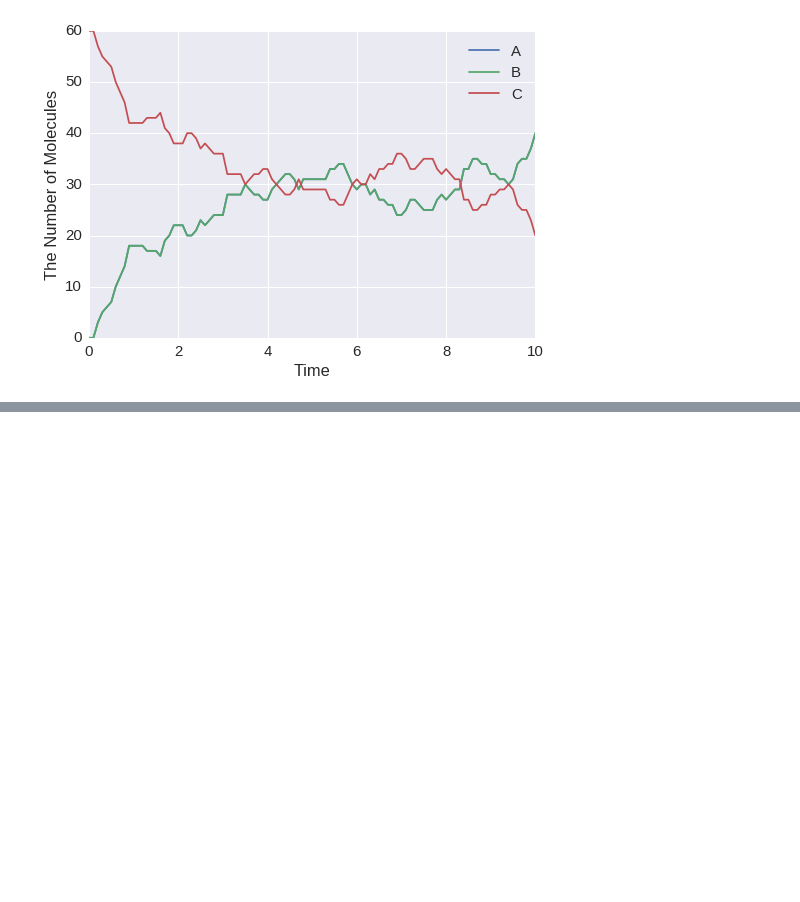
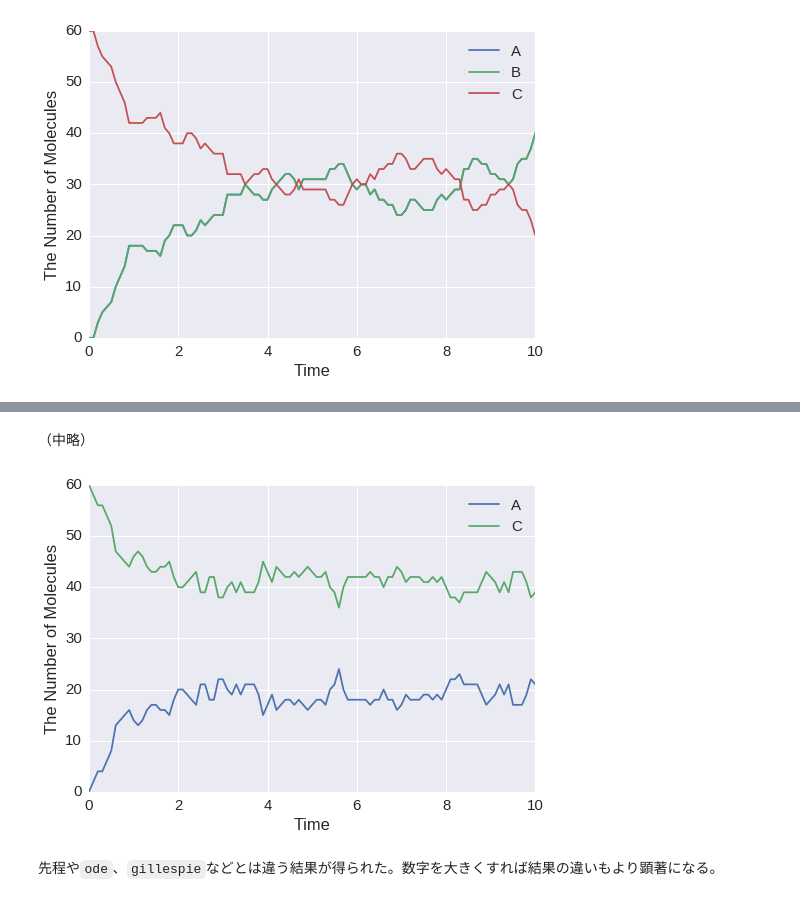
Before and after one commit to kozo2/ecell4-lectures, a Jupyter notebook: lecture4.ipynb, the cells around one changed output, grey strips where cells are left out. Drawn from its saved outputs; the diff is of its cells as text; code cells hidden in the pictures; blank space fills up the shorter version.

```diff
--- a/lecture4.ipynb
+++ b/lecture4.ipynb
@@ -45,0 +70,17 @@ y = run_simulation(10, {'C': 60}, solver='meso')
+# %%
+w = meso.MesoscopicWorld(Real3(1, 1, 1), Integer3(4, 4, 4))  # <- Integer3(1, 1, 1)
+# %% [markdown]
+（中略）
+# %%
+w.bind_to(m)
+w.add_molecules(Species('C'), 60)
+
+sim = meso.MesoscopicSimulator(w)
+obs = FixedIntervalNumberObserver(0.1, ('A', 'C'))
+sim.run(10, obs)
+# %%
+viz.plot_number_observer(obs)
+# %% [output]
+[figure, added]
+# %% [markdown]
+先程や`ode`、`gillespie`などとは違う結果が得られた。数字を大きくすれば結果の違いもより顕著になる。
```
Also changed, not shown: parts of 8 cells of this notebook, 1 other file.
